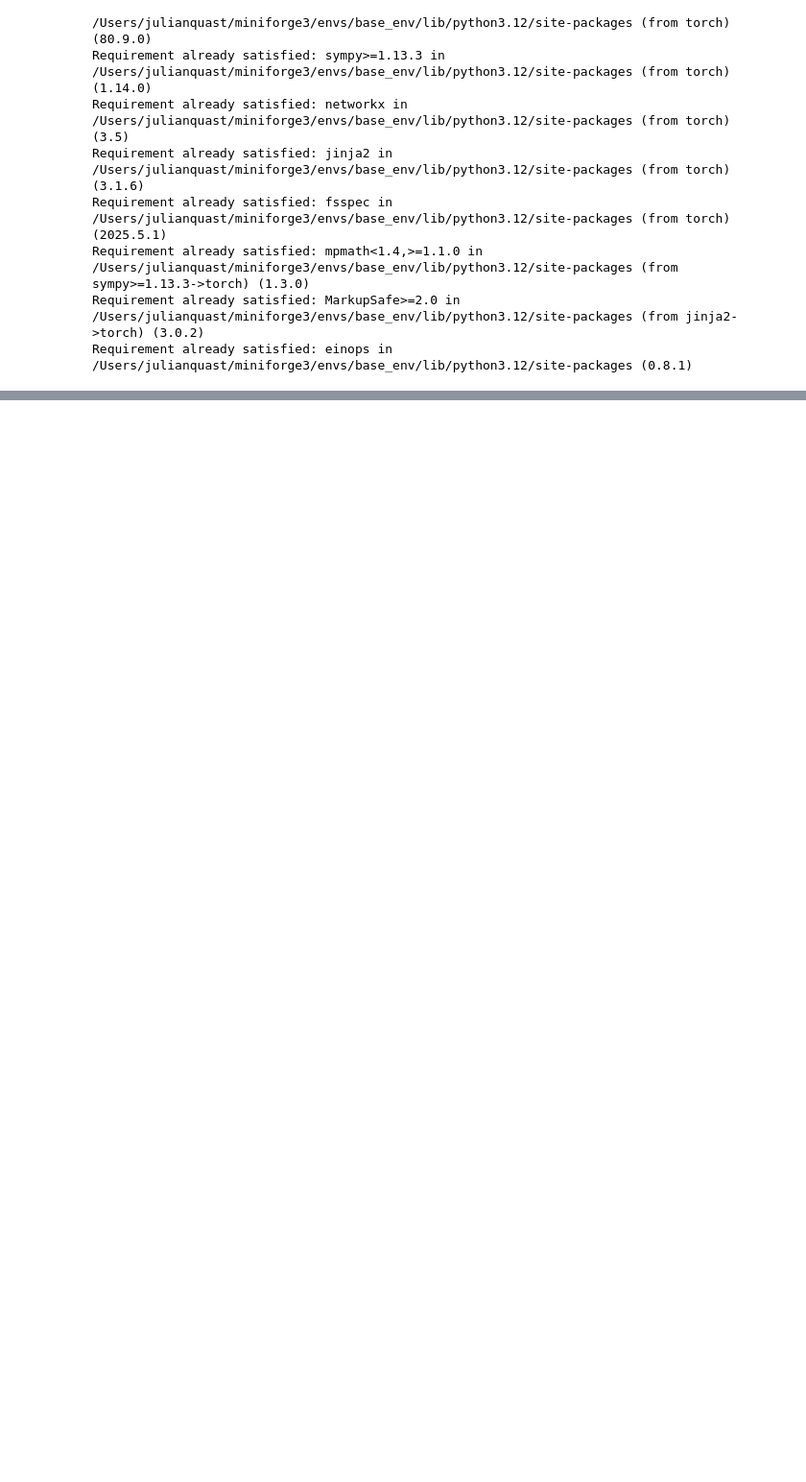
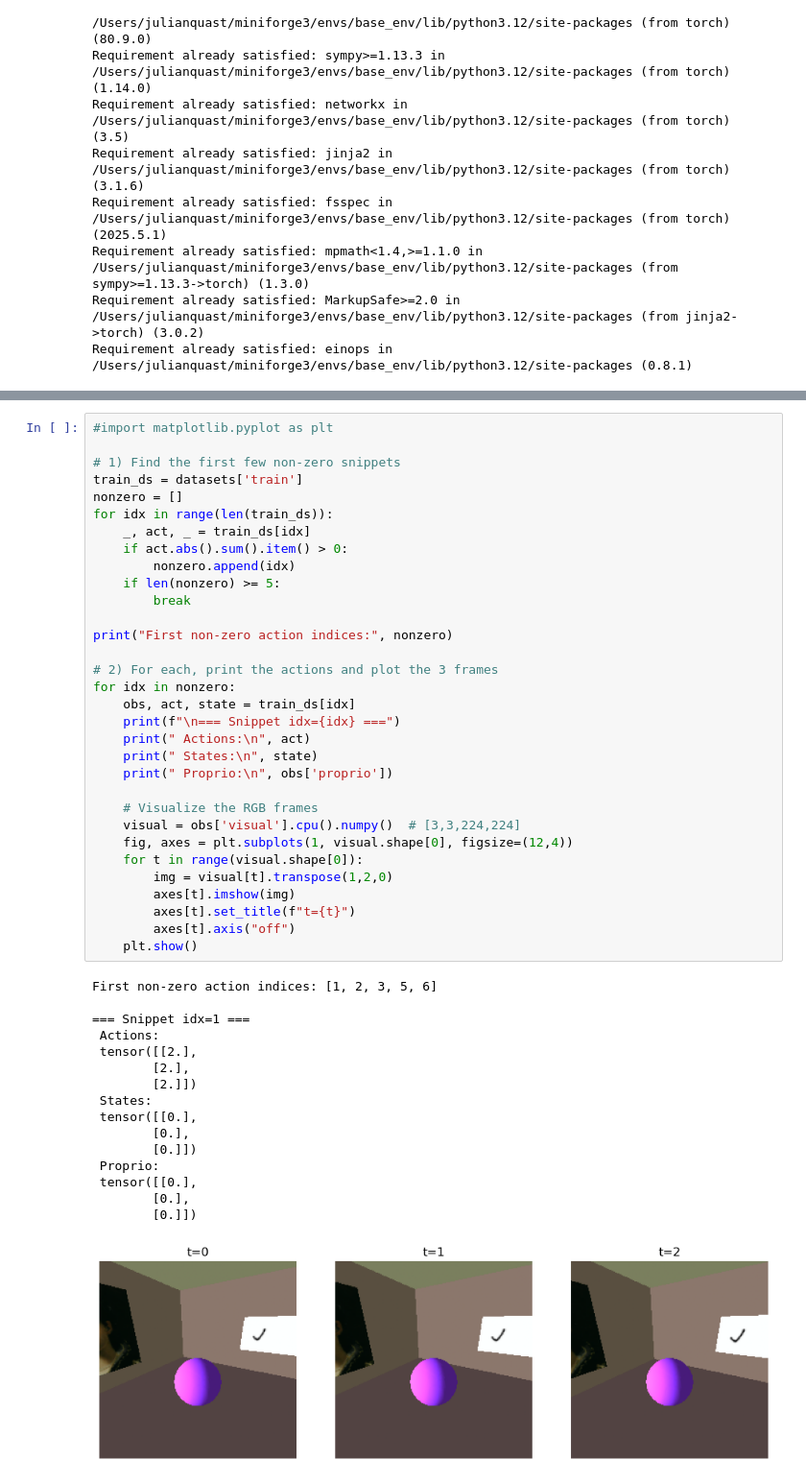
Before and after one commit to gaoyuezhou/dino_wm, a Jupyter notebook: 01_inspect_dataset.ipynb, the cells around one changed output, grey strips where cells are left out. Shown: that part at 96% size. Saved outputs shown, nothing was run; the diff lists cells and outputs as text; blank space fills up the shorter version.

```diff
--- a/01_inspect_dataset.ipynb
+++ b/01_inspect_dataset.ipynb
@@ -56,0 +109,49 @@ batch state shape: torch.Size([32, 3, 1])
+# %%
+#import matplotlib.pyplot as plt
+
+# 1) Find the first few non-zero snippets
+train_ds = datasets['train']
+nonzero = []
+for idx in range(len(train_ds)):
+    _, act, _ = train_ds[idx]
+    if act.abs().sum().item() > 0:
+        nonzero.append(idx)
+    if len(nonzero) >= 5:
+        break
+
+print("First non-zero action indices:", nonzero)
+
+# 2) For each, print the actions and plot the 3 frames
+for idx in nonzero:
+    obs, act, state = train_ds[idx]
+    print(f"\n=== Snippet idx={idx} ===")
+    print(" Actions:\n", act)
+    print(" States:\n", state)
+    print(" Proprio:\n", obs['proprio'])
+
+    # Visualize the RGB frames
+    visual = obs['visual'].cpu().numpy()  # [3,3,224,224]
+    fig, axes = plt.subplots(1, visual.shape[0], figsize=(12,4))
+    for t in range(visual.shape[0]):
+        img = visual[t].transpose(1,2,0)
+        axes[t].imshow(img)
+        axes[t].set_title(f"t={t}")
+        axes[t].axis("off")
+    plt.show()
+# %% [output]
+First non-zero action indices: [1, 2, 3, 5, 6]
+
+=== Snippet idx=1 ===
+ Actions:
+ tensor([[2.],
+        [2.],
+        [2.]])
+ States:
+ tensor([[0.],
+        [0.],
+        [0.]])
+ Proprio:
+ tensor([[0.],
+        [0.],
+        [0.]])
+[figure, added]
```
Also changed, not shown: parts of 3 cells of this notebook, 3 other files.
